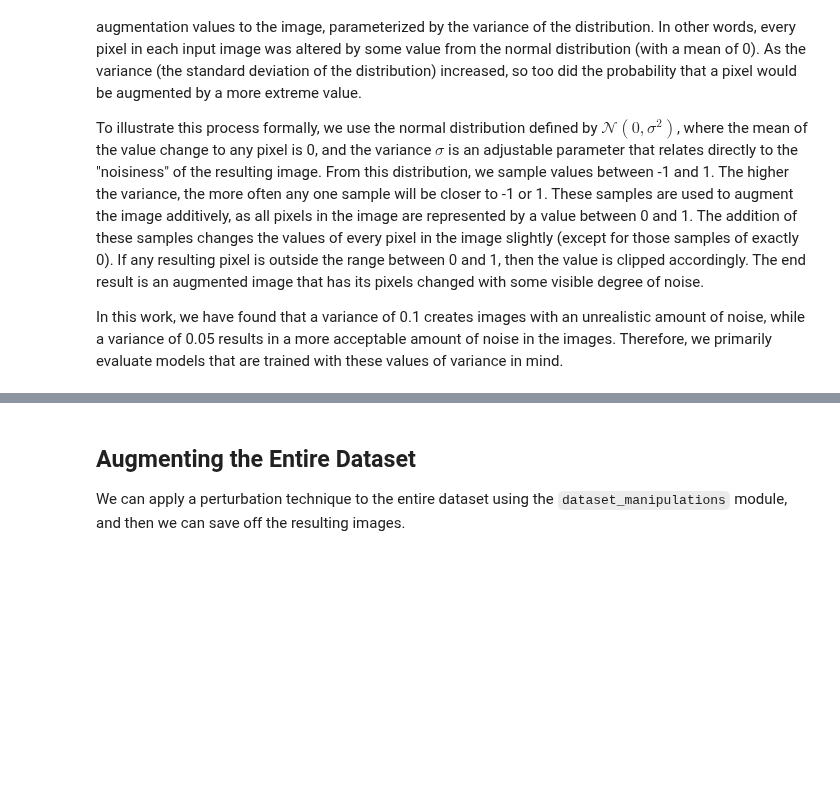
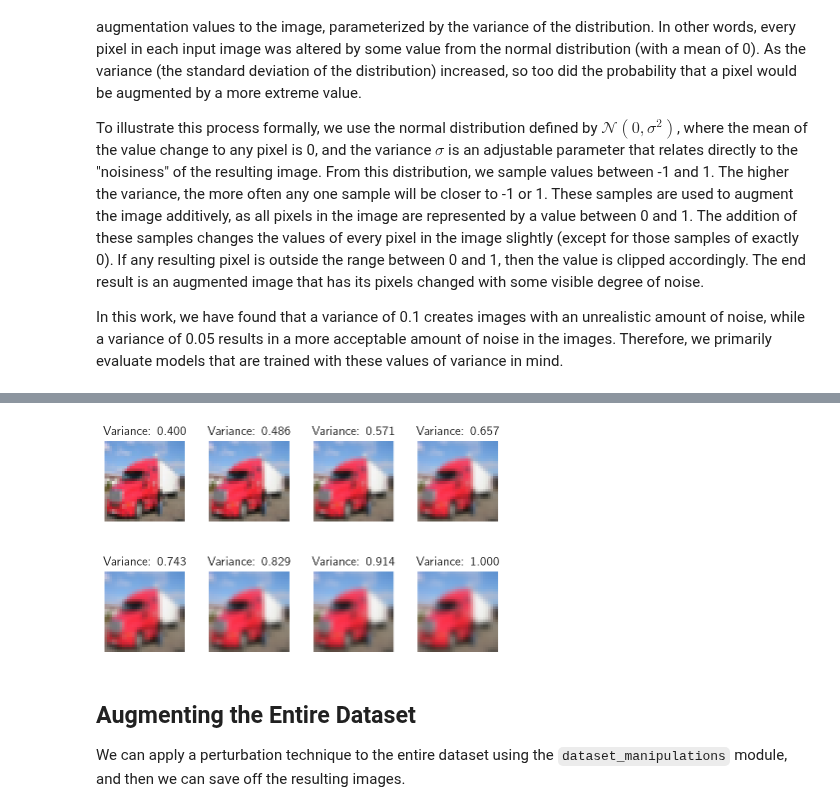
Before and after one commit to stockeh/augmented-image-classification, a Jupyter notebook: notebooks/Dolan-Noise.ipynb, the cells around one changed output, grey strips where cells are left out. Drawn from its saved outputs; the diff is of its cells as text; code cells hidden in the pictures; blank space fills up the shorter version.

```diff
--- a/notebooks/Dolan-Noise.ipynb
+++ b/notebooks/Dolan-Noise.ipynb
@@ -94,3 +112,14 @@ In this work, we have found that a variance of 0.1 creates images with an unreal
+# %%
+fig, axs = plt.subplots(2, 4, figsize=(6, 4))
+for i, var in enumerate(np.linspace(0.4, 1, 8)):
+    axs[(i // 4)][i % 4].imshow(np.moveaxis(per.add_image_blur(img, var)[...], 0, 2), interpolation='nearest')
+    axs[(i // 4)][i % 4].set_title('Variance: {:.3f}'.format(var), fontsize='medium')
+    axs[(i // 4)][i % 4].axis('off')
+fig.tight_layout()
+fig.savefig('./media/impact/increasing_blur_example.png', dpi=300, pad_inches=0)
+plt.show()
+# %% [output]
+[figure, added]
 # %% [markdown]
 ## Augmenting the Entire Dataset
 
```
Also changed, not shown: parts of 5 cells of this notebook, 2 other files.
